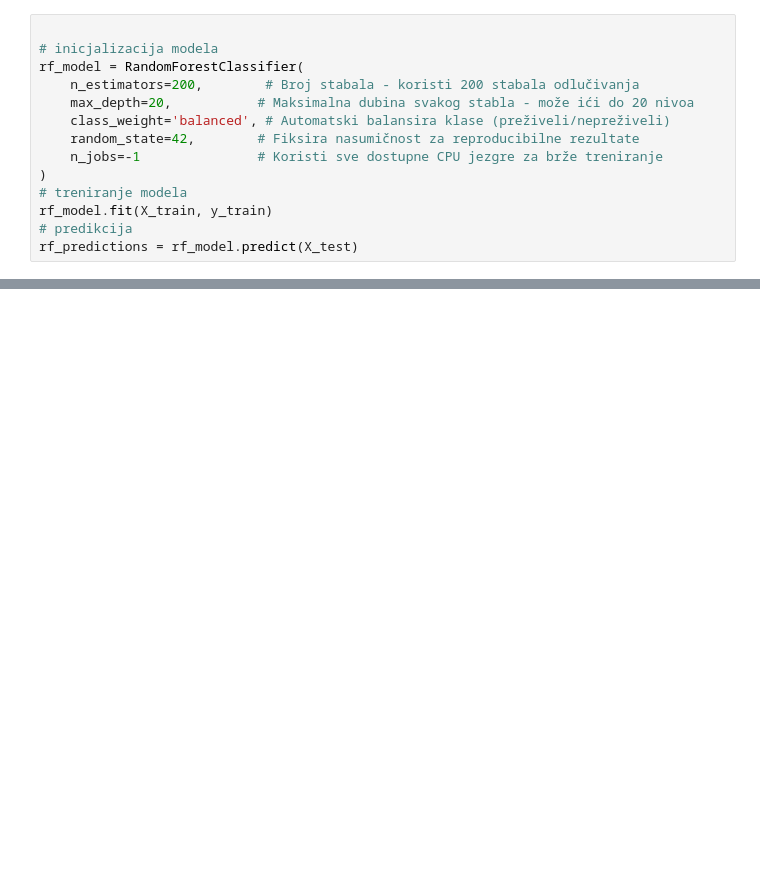
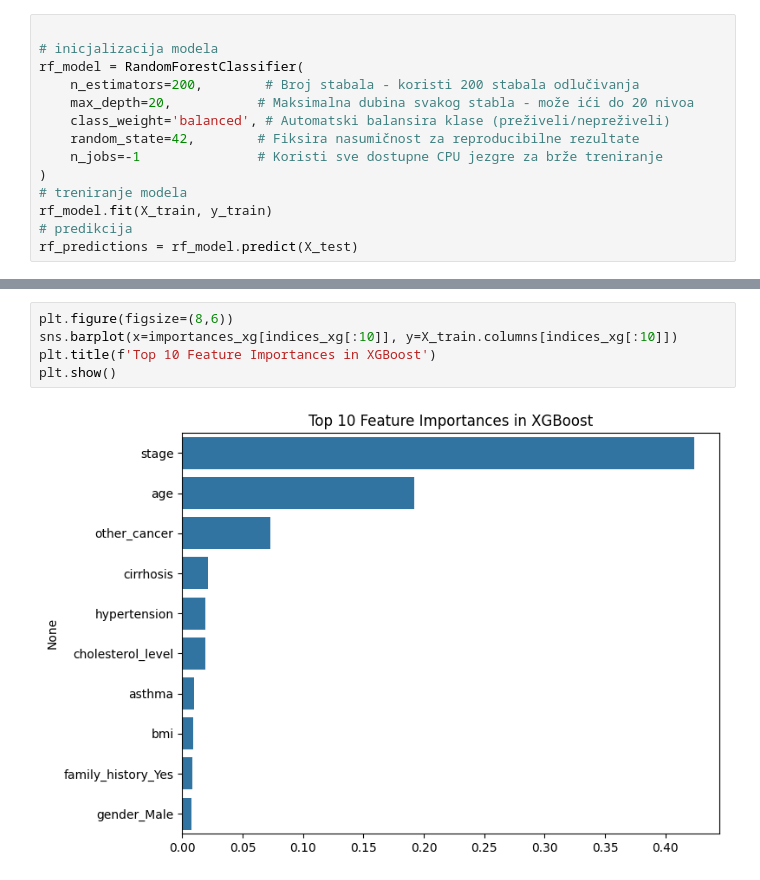
Before and after one commit to ZivadinM/skladistenje-softver, a Jupyter notebook: analiysis.ipynb, the cells around one changed output, grey strips where cells are left out. Drawn from its saved outputs; the diff is of its cells as text; blank space fills up the shorter version.

```diff
--- a/analiysis.ipynb
+++ b/analiysis.ipynb
@@ -372,0 +372,7 @@ plt.show()
+# %%
+plt.figure(figsize=(8,6))
+sns.barplot(x=importances_xg[indices_xg[:10]], y=X_train.columns[indices_xg[:10]])
+plt.title(f'Top 10 Feature Importances in XGBoost')
+plt.show()
+# %% [output]
+[figure, added]
```
Also changed, not shown: parts of 12 cells of this notebook, 1 other file.
